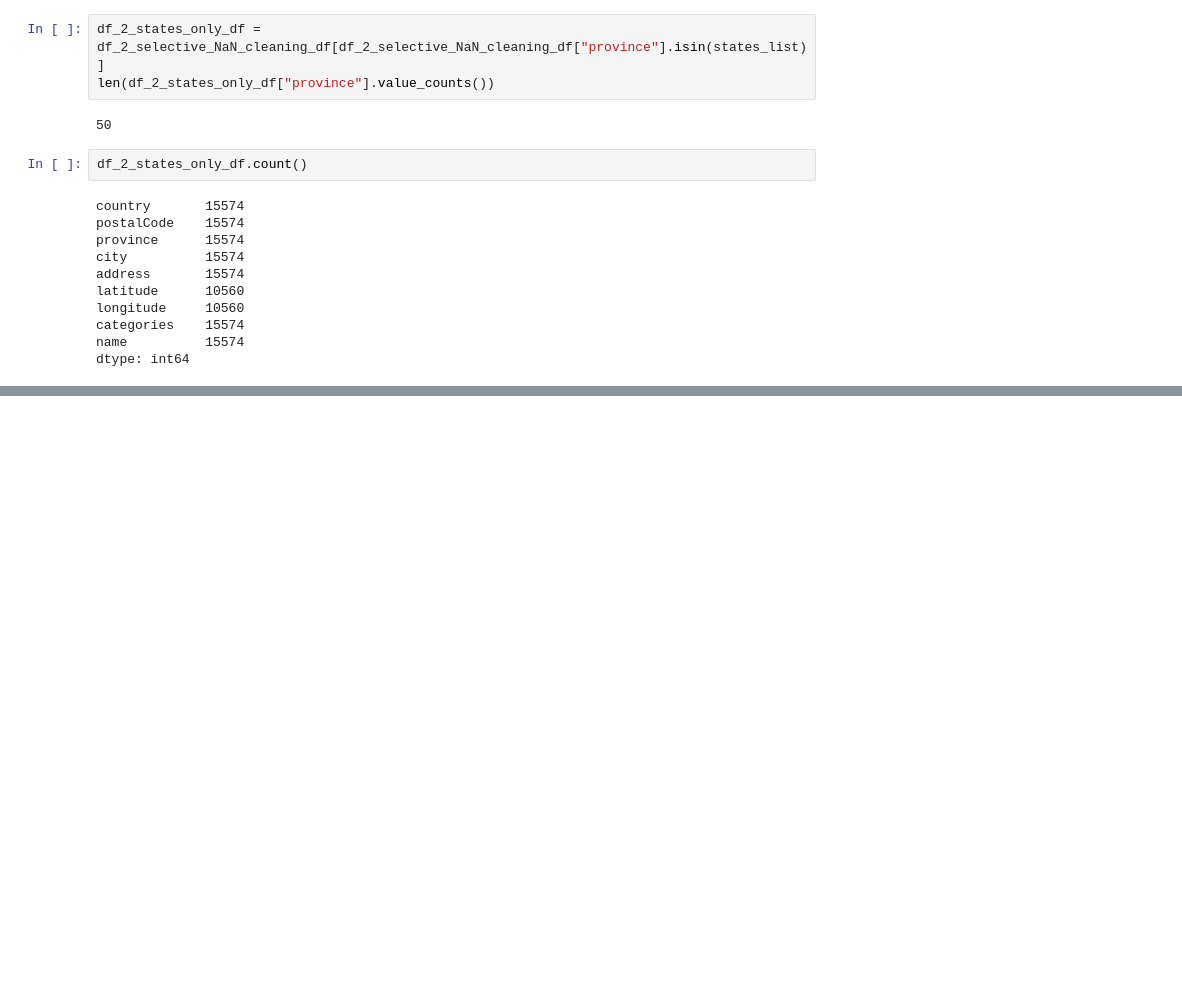
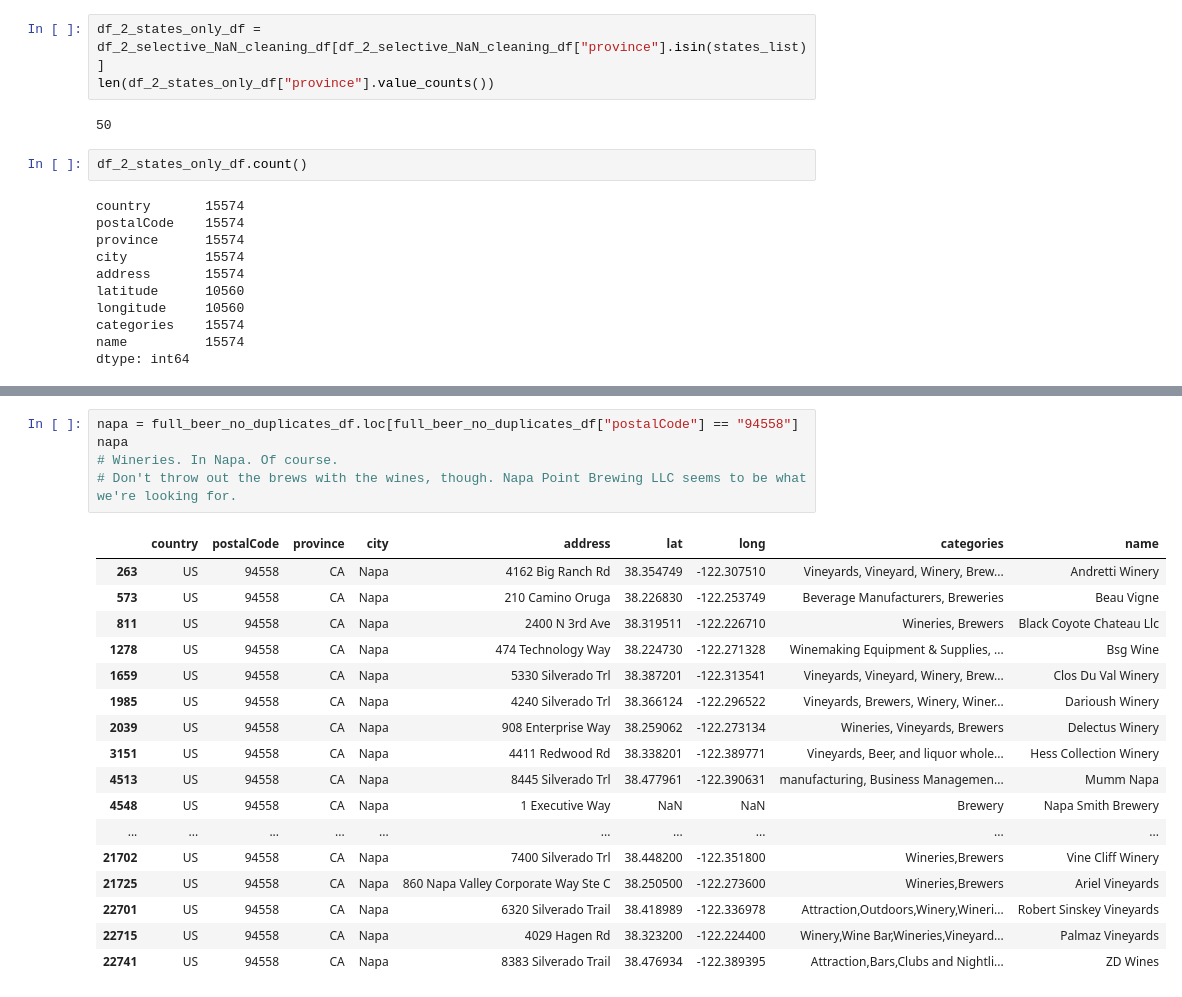
Before and after one commit to sjlapan/Economic_Predictors_of_Brewery_Success, a Jupyter notebook: brewery_cleaning.ipynb, the cells around one changed output, grey strips where cells are left out. Cells and saved outputs as stored; diff of their text form; blank space fills up the shorter version.

```diff
--- a/brewery_cleaning.ipynb
+++ b/brewery_cleaning.ipynb
@@ -272,0 +373,23 @@ dtype: int64
+# %%
+napa = full_beer_no_duplicates_df.loc[full_beer_no_duplicates_df["postalCode"] == "94558"]
+napa
+# Wineries. In Napa. Of course.
+# Don't throw out the brews with the wines, though. Napa Point Brewing LLC seems to be what we're looking for.
+# %% [output]
+|  | country | postalCode | province | city | address | lat | long | categories | name |
+| 263 | US | 94558 | CA | Napa | 4162 Big Ranch Rd | 38.354749 | -122.307510 | Vineyards, Vineyard, Winery, Brew... | Andretti Winery |
+| 573 | US | 94558 | CA | Napa | 210 Camino Oruga | 38.226830 | -122.253749 | Beverage Manufacturers, Breweries | Beau Vigne |
+| 811 | US | 94558 | CA | Napa | 2400 N 3rd Ave | 38.319511 | -122.226710 | Wineries, Brewers | Black Coyote Chateau Llc |
+| 1278 | US | 94558 | CA | Napa | 474 Technology Way | 38.224730 | -122.271328 | Winemaking Equipment & Supplies, ... | Bsg Wine |
+| 1659 | US | 94558 | CA | Napa | 5330 Silverado Trl | 38.387201 | -122.313541 | Vineyards, Vineyard, Winery, Brew... | Clos Du Val Winery |
+| 1985 | US | 94558 | CA | Napa | 4240 Silverado Trl | 38.366124 | -122.296522 | Vineyards, Brewers, Winery, Winer... | Darioush Winery |
+| 2039 | US | 94558 | CA | Napa | 908 Enterprise Way | 38.259062 | -122.273134 | Wineries, Vineyards, Brewers | Delectus Winery |
+| 3151 | US | 94558 | CA | Napa | 4411 Redwood Rd | 38.338201 | -122.389771 | Vineyards, Beer, and liquor whole... | Hess Collection Winery |
+| 4513 | US | 94558 | CA | Napa | 8445 Silverado Trl | 38.477961 | -122.390631 | manufacturing, Business Managemen... | Mumm Napa |
+| 4548 | US | 94558 | CA | Napa | 1 Executive Way | NaN | NaN | Brewery | Napa Smith Brewery |
+| ... | ... | ... | ... | ... | ... | ... | ... | ... | ... |
+| 21702 | US | 94558 | CA | Napa | 7400 Silverado Trl | 38.448200 | -122.351800 | Wineries,Brewers | Vine Cliff Winery |
+| 21725 | US | 94558 | CA | Napa | 860 Napa Valley Corporate Way Ste C | 38.250500 | -122.273600 | Wineries,Brewers | Ariel Vineyards |
+| 22701 | US | 94558 | CA | Napa | 6320 Silverado Trail | 38.418989 | -122.336978 | Attraction,Outdoors,Winery,Wineri... | Robert Sinskey Vineyards |
+| 22715 | US | 94558 | CA | Napa | 4029 Hagen Rd | 38.323200 | -122.224400 | Winery,Wine Bar,Wineries,Vineyard... | Palmaz Vineyards |
+| 22741 | US | 94558 | CA | Napa | 8383 Silverado Trail | 38.476934 | -122.389395 | Attraction,Bars,Clubs and Nightli... | ZD Wines |
```
Also changed, not shown: parts of 12 cells of this notebook.
